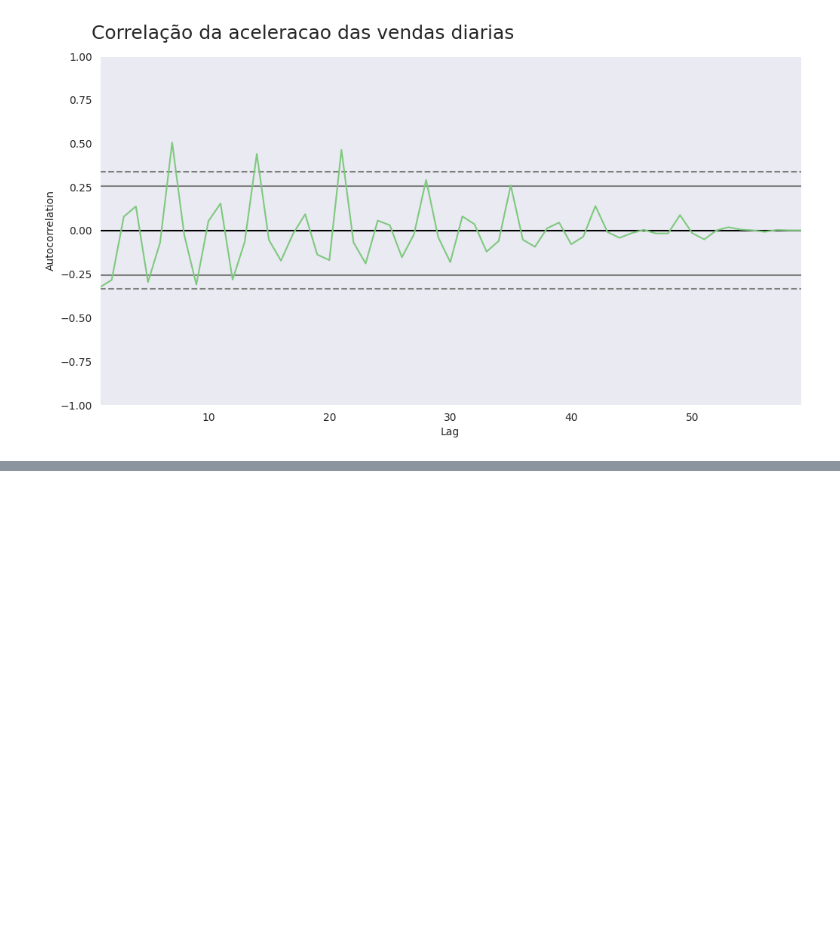
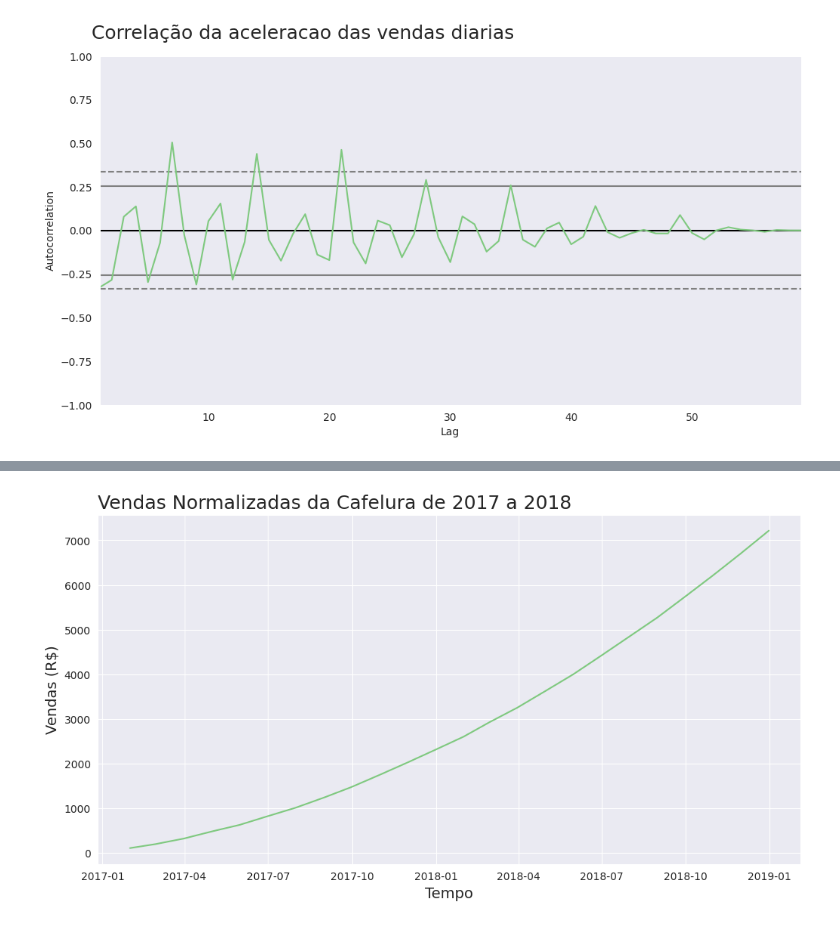
Before and after one commit to Patrick-Setubal/Data_Science_Analytics, a Jupyter notebook: alura_curso/formacao_data_science/SeriesTemporais/SeriesTemporais.ipynb, the cells around one changed output, grey strips where cells are left out. Cells and saved outputs as stored; diff of their text form; code cells hidden in the pictures; blank space fills up the shorter version.

```diff
--- a/alura_curso/formacao_data_science/SeriesTemporais/SeriesTemporais.ipynb
+++ b/alura_curso/formacao_data_science/SeriesTemporais/SeriesTemporais.ipynb
@@ -391,0 +444,3 @@ autocorrelation_plot(vendas_por_dia['aceleracao'][2:]); ax = ax
+# %%
+quantidade_de_dias_de_fds = pd.read_csv('https://raw.githubusercontent.com/Patrick-Setubal/data_science_analytics/main/alura_curso/formacao_data_science/SeriesTemporais/dias_final_de_semana.csv')
+quantidade_de_dias_de_fds.head()
@@ -391,0 +454,4 @@ autocorrelation_plot(vendas_por_dia['aceleracao'][2:]); ax = ax
+# %%
+# Criar coluna de vendas Normalizadas
+cafelura['vendas_normalizadas'] = cafelura['vendas'] / quantidade_de_dias_de_fds['quantidade_de_dias'].values
+cafelura
@@ -391,0 +476,10 @@ autocorrelation_plot(vendas_por_dia['aceleracao'][2:]); ax = ax
+# %%
+# Exibir grafico de linha
+ax = sns.lineplot(x='mes' ,y='vendas_normalizadas', data=cafelura)
+ax.figure.set_size_inches(12,6)
+ax.set_title("Vendas Normalizadas da Cafelura de 2017 a 2018", loc='left', fontsize=18 )
+ax.set_xlabel('Tempo', fontsize=14)
+ax.set_ylabel('Vendas (R$)', fontsize=14)
+ax = ax
+# %% [output]
+[figure, added]
```
Also changed, not shown: parts of 8 cells of this notebook.
